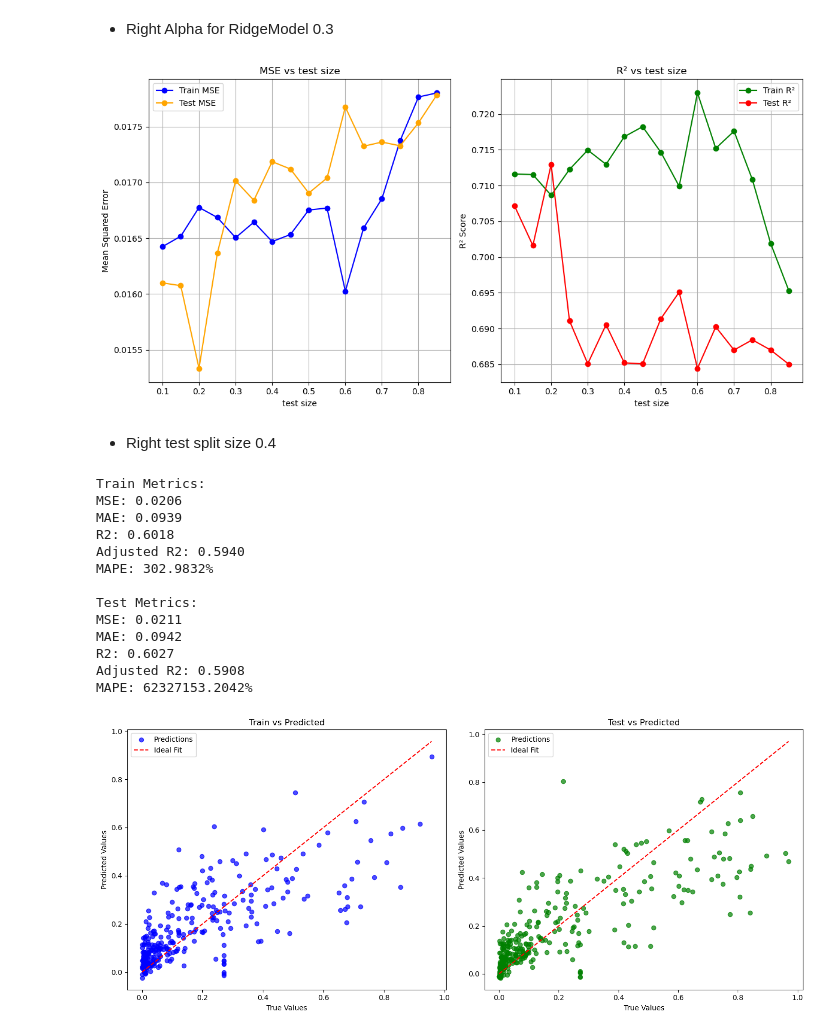
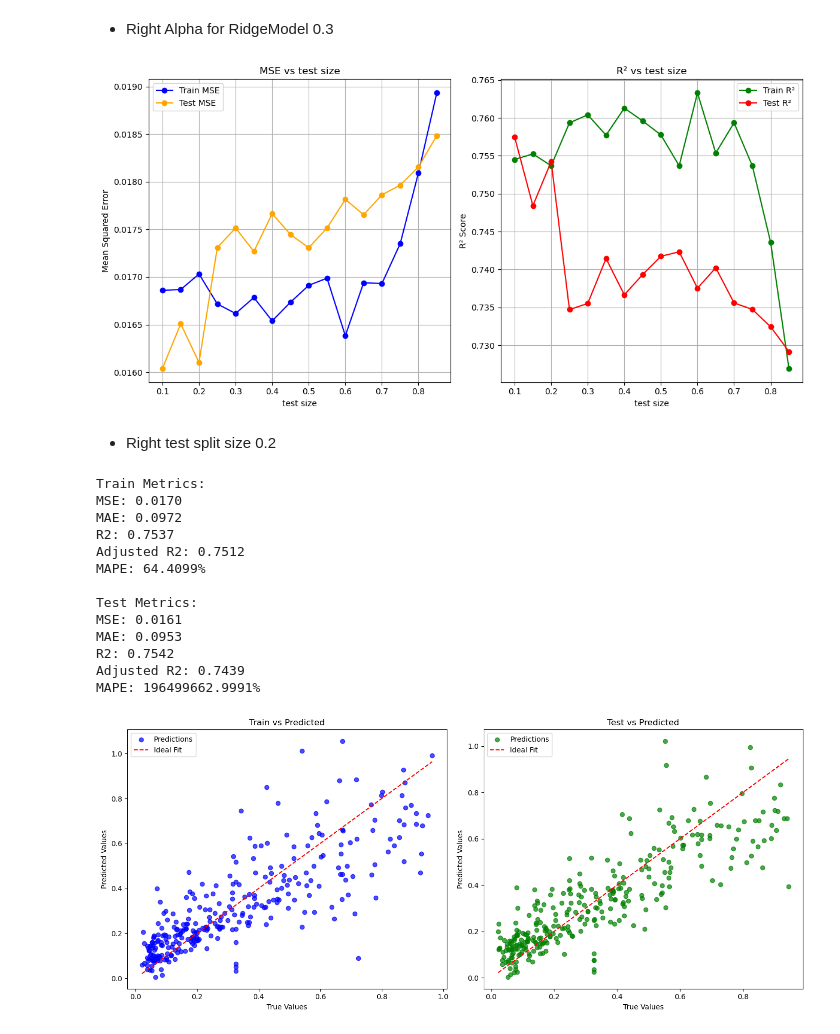
Before and after one commit to aash1999/Commercial-Buildings-Energy-Consumption-Survey, a Jupyter notebook: codes/EDAQ3_Aakash.ipynb, the cells around one changed output. Saved outputs shown, nothing was run; the diff lists cells and outputs as text; code cells hidden in the pictures.

```diff
--- a/codes/EDAQ3_Aakash.ipynb
+++ b/codes/EDAQ3_Aakash.ipynb
@@ -116,6 +116,10 @@ def DataPreProcessing(df, cat_cols, cont_cols, category_map):
     columns_to_check = [ target_col]
 
     df = remove_outliers(df, columns_to_check)
+    # df[target_col] = np.log1p(df[target_col])
+    df[target_col] = np.sqrt(df[target_col])
+    from scipy.stats import boxcox
+    # df[target_col], fitted_lambda = boxcox(df[target_col])
 
     imputer = KNNImputer(n_neighbors=15)
     df_imputed = pd.DataFrame(imputer.fit_transform(df[cat_cols + cont_cols]), columns=cat_cols + cont_cols)
@@ -869,7 +873,7 @@ test_split = np.arange(0.1, 0.9, 0.05)
 
 for t_ in test_split:
     # Generate polynomial features of the current degree
-    df_transformed = feature_engineering(df_encoded, cat_cols, cont_cols, target_col, poly_degree=3)
+    df_transformed = feature_engineering(df_encoded, cat_cols, cont_cols, target_col, poly_degree=2)
 
     # Identify significant features using OLS
     significant_features = run_ols(df_transformed, target_col, False)
@@ -918,37 +922,37 @@ plt.grid()
 plt.tight_layout()
 plt.show()
 # %% [output]
-[figure, old version]
+[figure, new version]
 # %% [markdown]
-- Right test split size 0.4
+- Right test split size 0.2
 # %%
-df_transformed = feature_engineering(df_encoded, cat_cols, cont_cols, target_col, poly_degree=3)
+df_transformed = feature_engineering(df_encoded, cat_cols, cont_cols, target_col, poly_degree=2)
 
 significant_features = run_ols(df_transformed, target_col, False)
 
 X_train, X_test, y_train, y_test = train_test_split(
-    df_transformed[significant_features], df_transformed[target_col], test_size= 0.4, random_state=42
+    df_transformed[significant_features], df_transformed[target_col], test_size= 0.2, random_state=42
 )
 
-ridge_model = RidgeModel(alpha=3.5)
+ridge_model = RidgeModel(alpha=0.3)
 ridge_model.train(X_train, y_train)
 
 mse_train, mse_test, r2_train, r2_test = ridge_model.evaluate(X_train, y_train, X_test, y_test, True)
 n_for_plot = 300
 
 ridge_model.plot_predictions(X_train[:n_for_plot], y_train[:n_for_plot], X_test[:n_for_plot], y_test[:n_for_plot])
 # %% [output]
 Train Metrics:
-MSE: 0.0206
-MAE: 0.0939
-R2: 0.6018
-Adjusted R2: 0.5940
-MAPE: 302.9832%
+MSE: 0.0170
+MAE: 0.0972
+R2: 0.7537
+Adjusted R2: 0.7512
+MAPE: 64.4099%
 
 Test Metrics:
-MSE: 0.0211
-MAE: 0.0942
-R2: 0.6027
-Adjusted R2: 0.5908
-MAPE: 62327153.2042%
+MSE: 0.0161
+MAE: 0.0953
+R2: 0.7542
+Adjusted R2: 0.7439
+MAPE: 196499662.9991%
-[figure, old version]
+[figure, new version]
```
Also changed, not shown: parts of 8 cells of this notebook.
